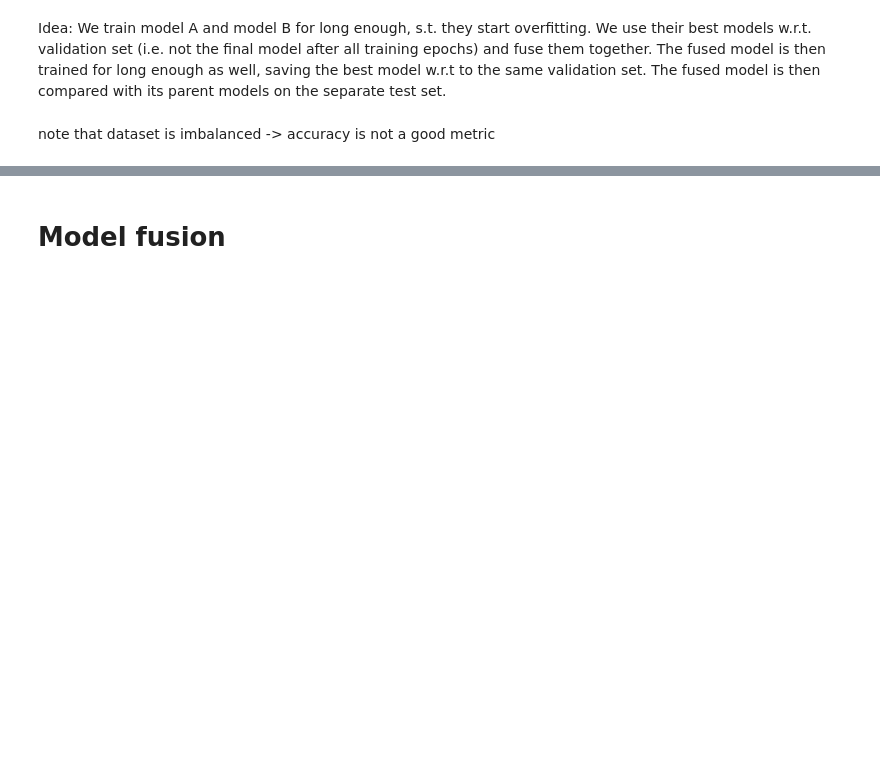
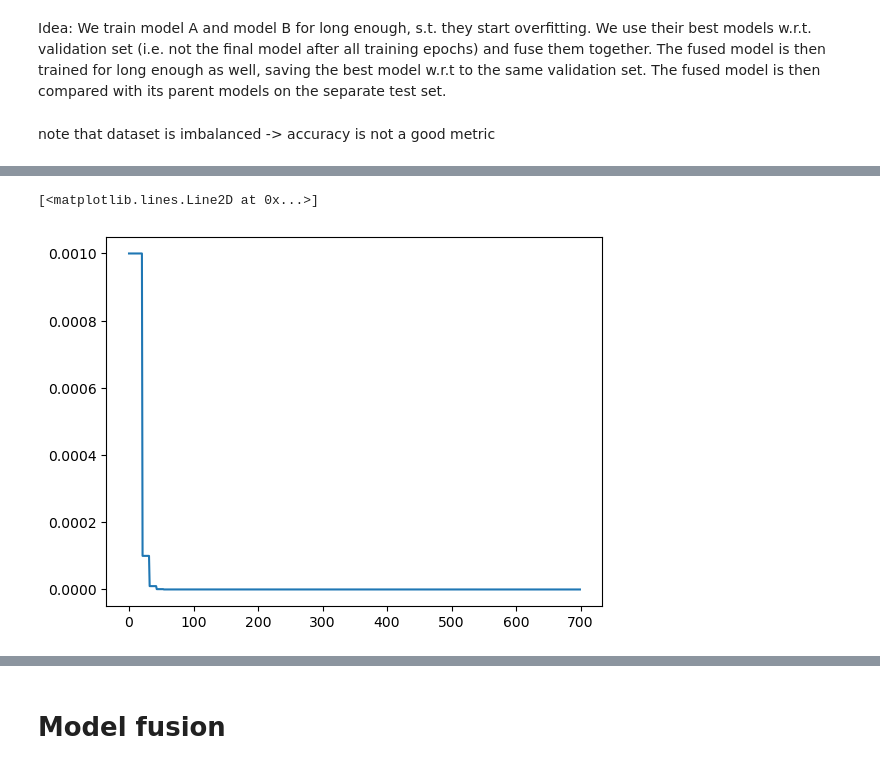
Before and after one commit to Yahnnosh/Exploring-Model-Fusion-with-Optimal-Transport-on-Transformers, a Jupyter notebook: model_fusion.ipynb, the cells around one changed output, grey strips where cells are left out. Saved outputs shown, nothing was run; the diff lists cells and outputs as text; code cells hidden in the pictures; blank space fills up the shorter version.

```diff
--- a/model_fusion.ipynb
+++ b/model_fusion.ipynb
@@ -339,3 +382,8 @@ with open('./Models/historyA.txt', 'w') as dat:
+# %%
+plt.plot(historyA['learning_rate'])
+# %% [output]
+[<matplotlib.lines.Line2D at 0x...>]
+[figure, added]
 # %%
 %%time
 # train model B
```
Also changed, not shown: parts of 4 cells of this notebook, 4 other files.
